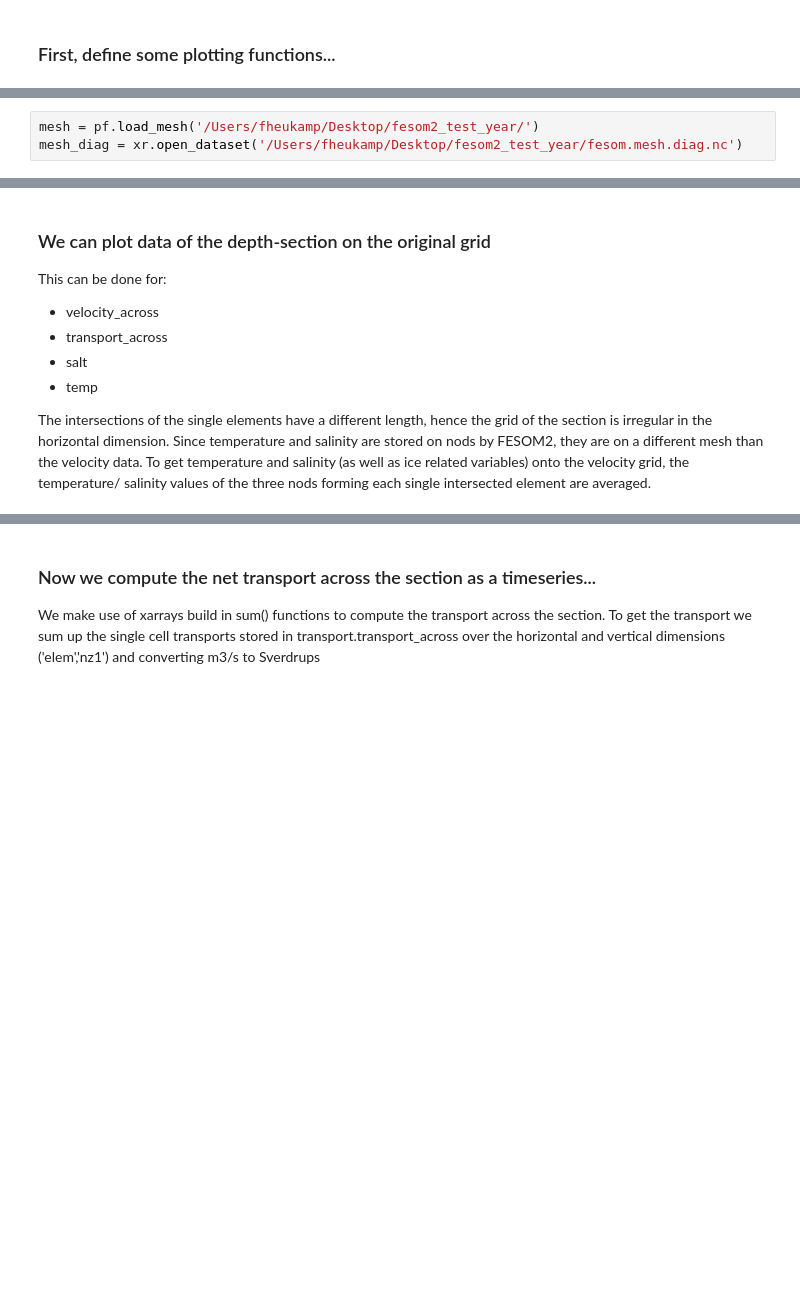
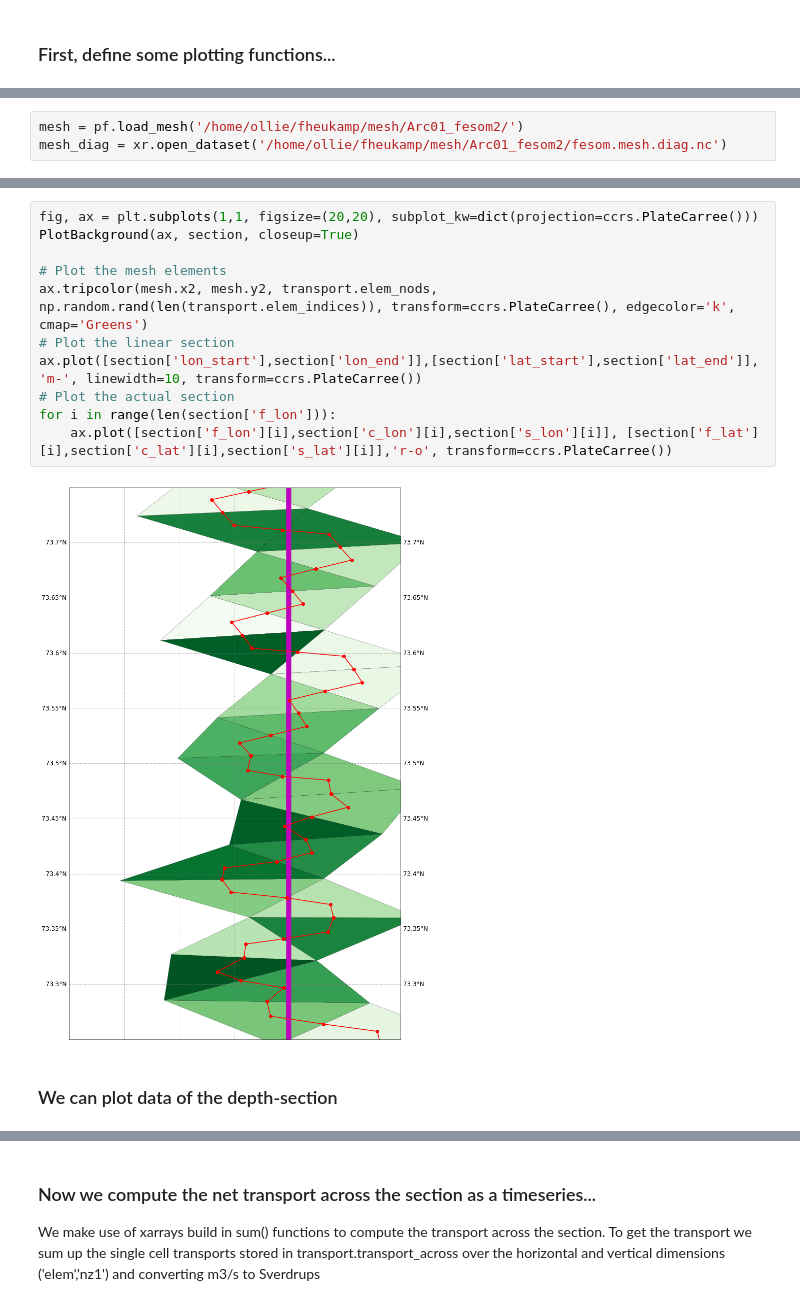
Before and after one commit to FESOM/pyfesom2, a Jupyter notebook: notebooks/transports.ipynb, the cells around one changed output, grey strips where cells are left out. Saved outputs shown, nothing was run; the diff lists cells and outputs as text; blank space fills up the shorter version.

```diff
--- a/notebooks/transports.ipynb
+++ b/notebooks/transports.ipynb
@@ -185,4 +233,4 @@ First, we need to load the mesh file and mesh_diag file
 # %%
-mesh = pf.load_mesh('/Users/fheukamp/Desktop/fesom2_test_year/')
-mesh_diag = xr.open_dataset('/Users/fheukamp/Desktop/fesom2_test_year/fesom.mesh.diag.nc')
+mesh = pf.load_mesh('/home/ollie/fheukamp/mesh/Arc01_fesom2/')
+mesh_diag = xr.open_dataset('/home/ollie/fheukamp/mesh/Arc01_fesom2/fesom.mesh.diag.nc')
 # %% [output]
@@ -200,10 +250,16 @@ PlotSectionBirdview(transport, section, mesh)
+# %%
+fig, ax = plt.subplots(1,1, figsize=(20,20), subplot_kw=dict(projection=ccrs.PlateCarree()))
+PlotBackground(ax, section, closeup=True)
+
+# Plot the mesh elements
+ax.tripcolor(mesh.x2, mesh.y2, transport.elem_nods, np.random.rand(len(transport.elem_indices)), transform=ccrs.PlateCarree(), edgecolor='k', cmap='Greens')
+# Plot the linear section
+ax.plot([section['lon_start'],section['lon_end']],[section['lat_start'],section['lat_end']], 'm-', linewidth=10, transform=ccrs.PlateCarree())
+# Plot the actual section
+for i in range(len(section['f_lon'])):
+    ax.plot([section['f_lon'][i],section['c_lon'][i],section['s_lon'][i]], [section['f_lat'][i],section['c_lat'][i],section['s_lat'][i]],'r-o', transform=ccrs.PlateCarree())
+# %% [output]
+[figure, added]
 # %% [markdown]
-### We can plot data of the depth-section on the original grid
-This can be done for:
-- velocity_across
-- transport_across
-- salt
-- temp
-
-The intersections of the single elements have a different length, hence the grid of the section is irregular in the horizontal dimension.  Since temperature and salinity are stored on nods by FESOM2, they are on a different mesh than the velocity data. To get temperature and salinity (as well as ice related variables) onto the velocity grid, the temperature/ salinity values of the three nods forming each single intersected element are averaged.
+### We can plot data of the depth-section
 # %%
```
Also changed, not shown: parts of 24 cells of this notebook.
